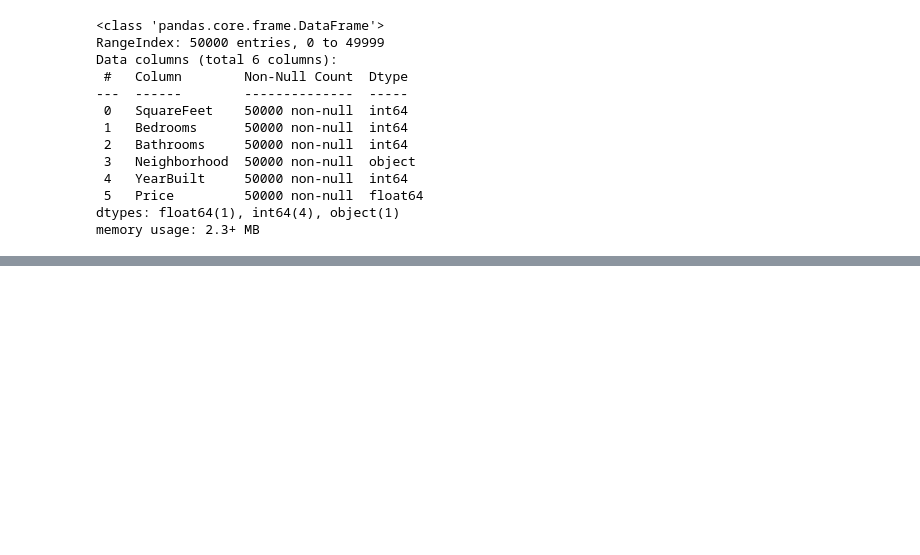
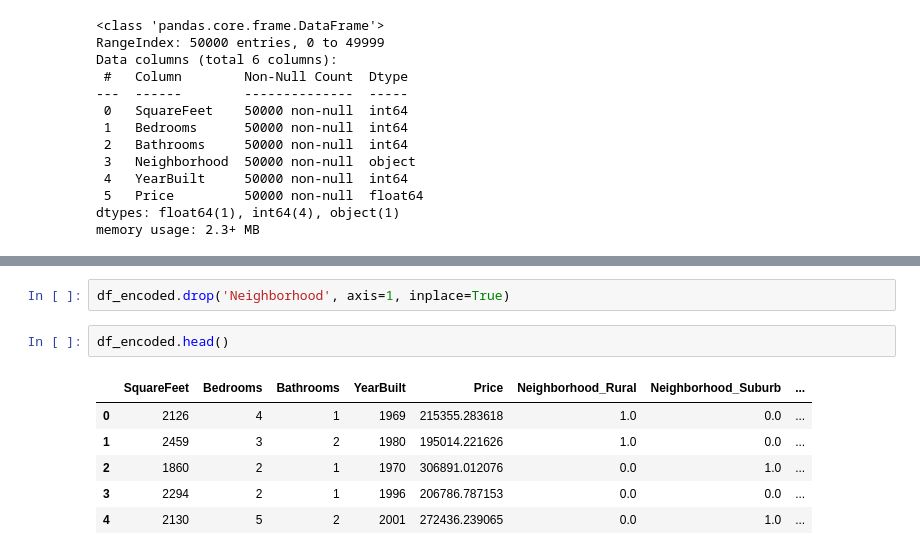
Before and after one commit to Ayotomiwa7/housing-price-prediction-app, a Jupyter notebook: housing price prediction.ipynb, the cells around one changed output, grey strips where cells are left out. Cells and saved outputs as stored; diff of their text form; blank space fills up the shorter version.

```diff
--- a/housing price prediction.ipynb
+++ b/housing price prediction.ipynb
@@ -37,0 +136,11 @@ memory usage: 2.3+ MB
+# %%
+df_encoded.drop('Neighborhood', axis=1, inplace=True)
+# %%
+df_encoded.head()
+# %% [output]
+|  | SquareFeet | Bedrooms | Bathrooms | YearBuilt | Price | Neighborhood_Rural | Neighborhood_Suburb | ... |
+| 0 | 2126 | 4 | 1 | 1969 | 215355.283618 | 1.0 | 0.0 | ... |
+| 1 | 2459 | 3 | 2 | 1980 | 195014.221626 | 1.0 | 0.0 | ... |
+| 2 | 1860 | 2 | 1 | 1970 | 306891.012076 | 0.0 | 1.0 | ... |
+| 3 | 2294 | 2 | 1 | 1996 | 206786.787153 | 0.0 | 0.0 | ... |
+| 4 | 2130 | 5 | 2 | 2001 | 272436.239065 | 0.0 | 1.0 | ... |
```
Also changed, not shown: parts of 39 cells of this notebook, 2 other files.
